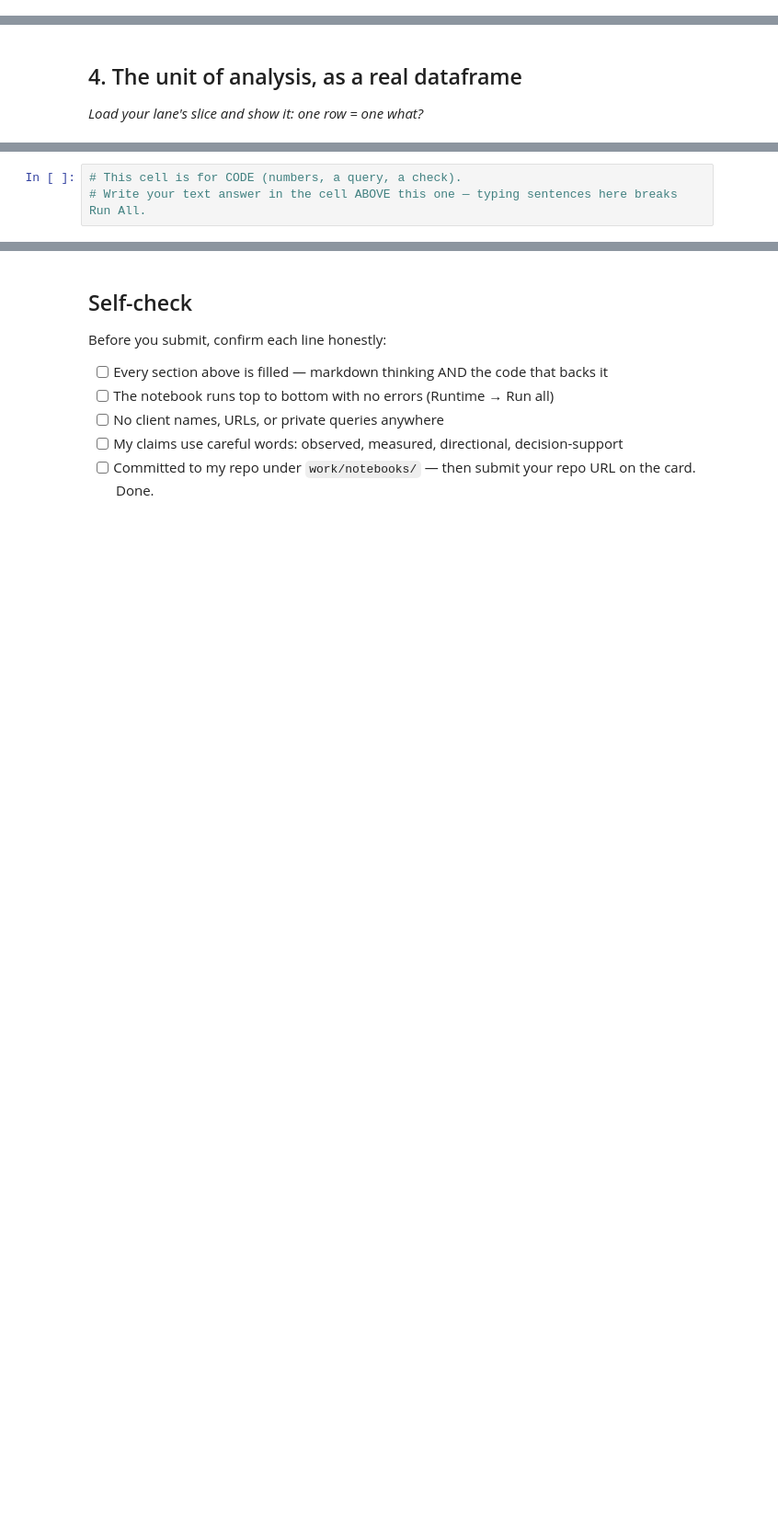
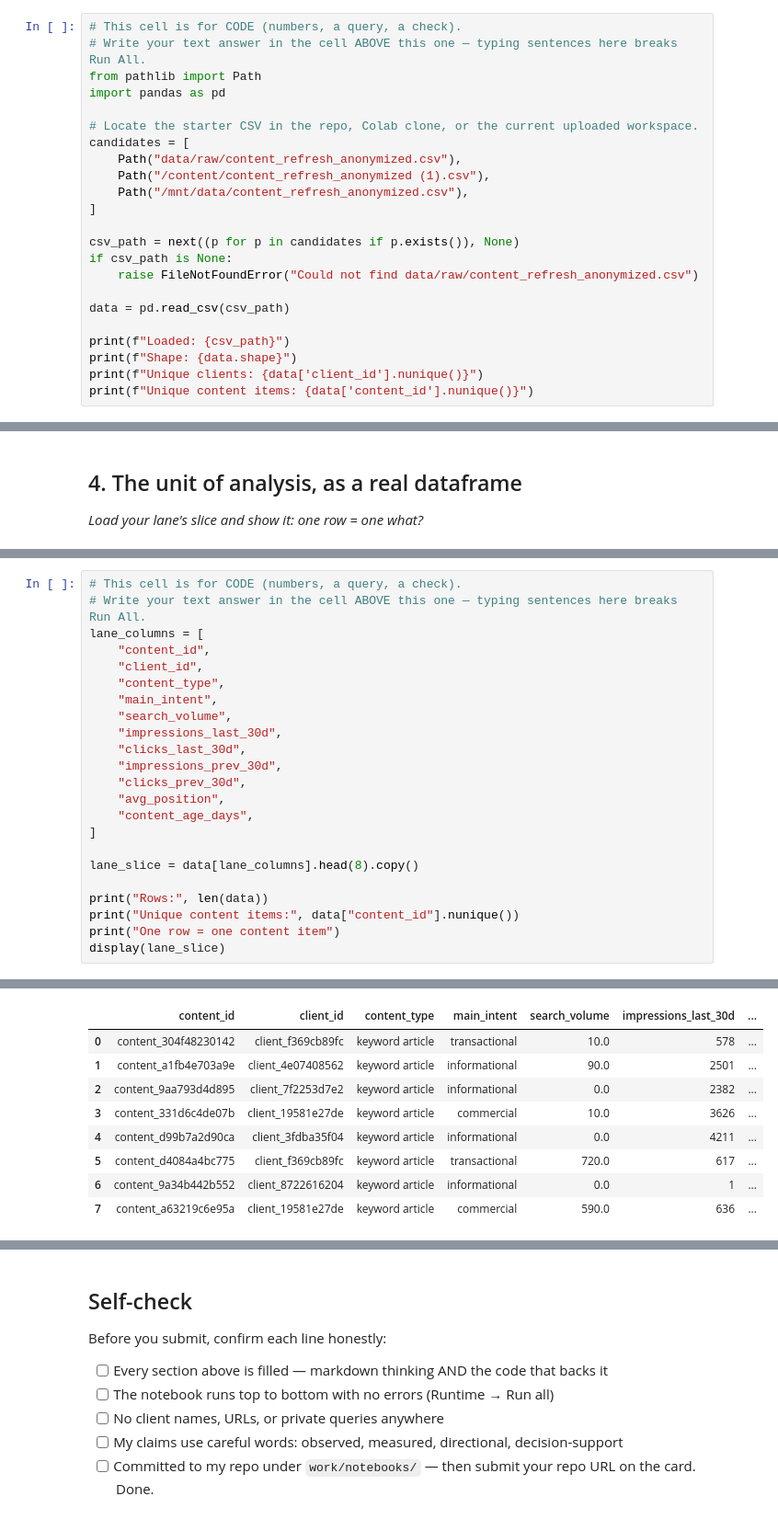
Before and after one commit to Kifayat-Sayed/flyrank-ml-internship1, a Jupyter notebook: work/notebooks/w02_ml_task_framing.ipynb, the cells around one changed output, grey strips where cells are left out. Shown at 92% size. Drawn from its saved outputs; the diff is of its cells as text; blank space fills up the shorter version.

```diff
--- a/work/notebooks/w02_ml_task_framing.ipynb
+++ b/work/notebooks/w02_ml_task_framing.ipynb
@@ -15,0 +21,23 @@ This skeleton is yours to fill. Work the sections **in order** — each one has
+# %%
+# This cell is for CODE (numbers, a query, a check).
+# Write your text answer in the cell ABOVE this one — typing sentences here breaks Run All.
+from pathlib import Path
+import pandas as pd
+
+# Locate the starter CSV in the repo, Colab clone, or the current uploaded workspace.
+candidates = [
+    Path("data/raw/content_refresh_anonymized.csv"),
+    Path("/content/content_refresh_anonymized (1).csv"),
+    Path("/mnt/data/content_refresh_anonymized.csv"),
+]
+
+csv_path = next((p for p in candidates if p.exists()), None)
+if csv_path is None:
+    raise FileNotFoundError("Could not find data/raw/content_refresh_anonymized.csv")
+
+data = pd.read_csv(csv_path)
+
+print(f"Loaded: {csv_path}")
+print(f"Shape: {data.shape}")
+print(f"Unique clients: {data['client_id'].nunique()}")
+print(f"Unique content items: {data['content_id'].nunique()}")
@@ -34,3 +127,24 @@ This skeleton is yours to fill. Work the sections **in order** — each one has
 # %%
 # This cell is for CODE (numbers, a query, a check).
 # Write your text answer in the cell ABOVE this one — typing sentences here breaks Run All.
+lane_columns = [
+    "content_id",
+    "client_id",
+    "content_type",
+    "main_intent",
+    "search_volume",
+    "impressions_last_30d",
+    "clicks_last_30d",
+    "impressions_prev_30d",
+    "clicks_prev_30d",
+    "avg_position",
+    "content_age_days",
+]
+
+lane_slice = data[lane_columns].head(8).copy()
+
+print("Rows:", len(data))
+print("Unique content items:", data["content_id"].nunique())
+print("One row = one content item")
+display(lane_slice)
+# %% [output]
@@ -36,0 +154,9 @@ This skeleton is yours to fill. Work the sections **in order** — each one has
+|  | content_id | client_id | content_type | main_intent | search_volume | impressions_last_30d | ... |
+| 0 | content_304f48230142 | client_f369cb89fc | keyword article | transactional | 10.0 | 578 | ... |
+| 1 | content_a1fb4e703a9e | client_4e07408562 | keyword article | informational | 90.0 | 2501 | ... |
+| 2 | content_9aa793d4d895 | client_7f2253d7e2 | keyword article | informational | 0.0 | 2382 | ... |
+| 3 | content_331d6c4de07b | client_19581e27de | keyword article | commercial | 10.0 | 3626 | ... |
+| 4 | content_d99b7a2d90ca | client_3fdba35f04 | keyword article | informational | 0.0 | 4211 | ... |
+| 5 | content_d4084a4bc775 | client_f369cb89fc | keyword article | transactional | 720.0 | 617 | ... |
+| 6 | content_9a34b442b552 | client_8722616204 | keyword article | informational | 0.0 | 1 | ... |
+| 7 | content_a63219c6e95a | client_19581e27de | keyword article | commercial | 590.0 | 636 | ... |
```
Also changed, not shown: parts of 14 cells of this notebook.
